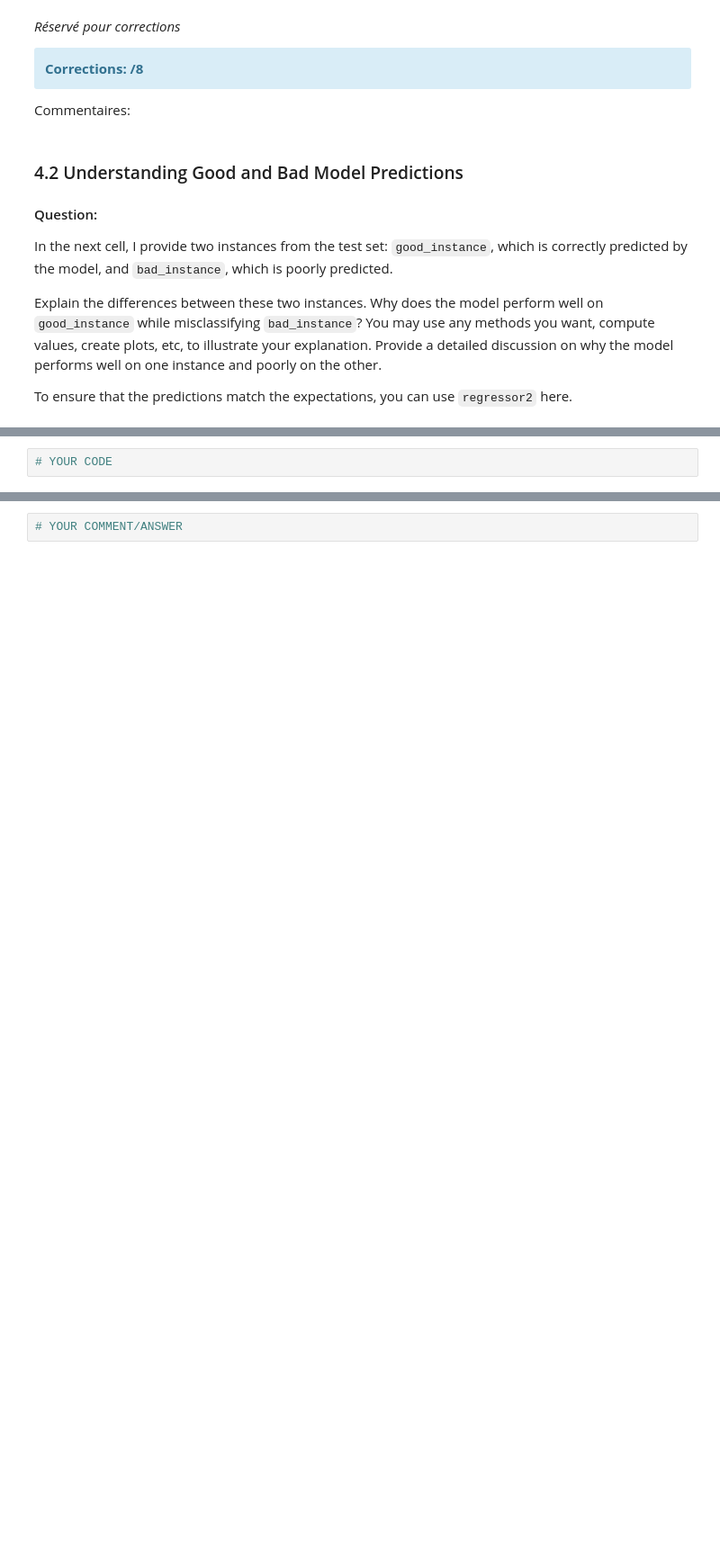
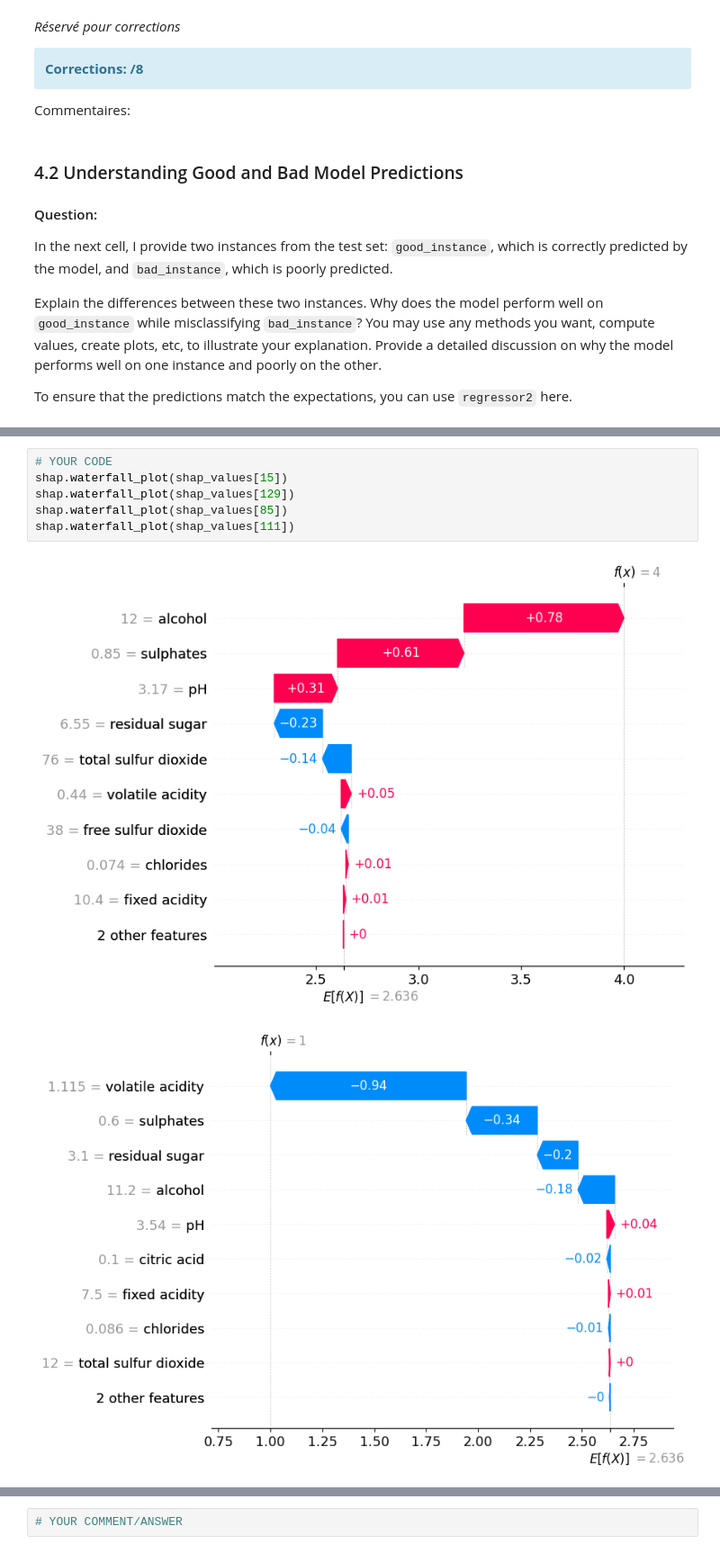
Before and after one commit to michaelstrefeler/XAI_Labs, a Jupyter notebook: TP4_PostHoc_Tabular/XAI_TP4_2025_Billeter_Strefeler.ipynb, the cells around one changed output, grey strips where cells are left out. Shown at 90% size. Drawn from its saved outputs; the diff is of its cells as text; blank space fills up the shorter version.

```diff
--- a/TP4_PostHoc_Tabular/XAI_TP4_2025_Billeter_Strefeler.ipynb
+++ b/TP4_PostHoc_Tabular/XAI_TP4_2025_Billeter_Strefeler.ipynb
@@ -587,2 +618,9 @@ for idx in [15, 129, 85, 111]:
 # %%
 # YOUR CODE
+shap.waterfall_plot(shap_values[15])
+shap.waterfall_plot(shap_values[129])
+shap.waterfall_plot(shap_values[85])
+shap.waterfall_plot(shap_values[111])
+# %% [output]
+[figure, added]
+[figure, added]
```
Also changed, not shown: parts of 23 cells of this notebook.
